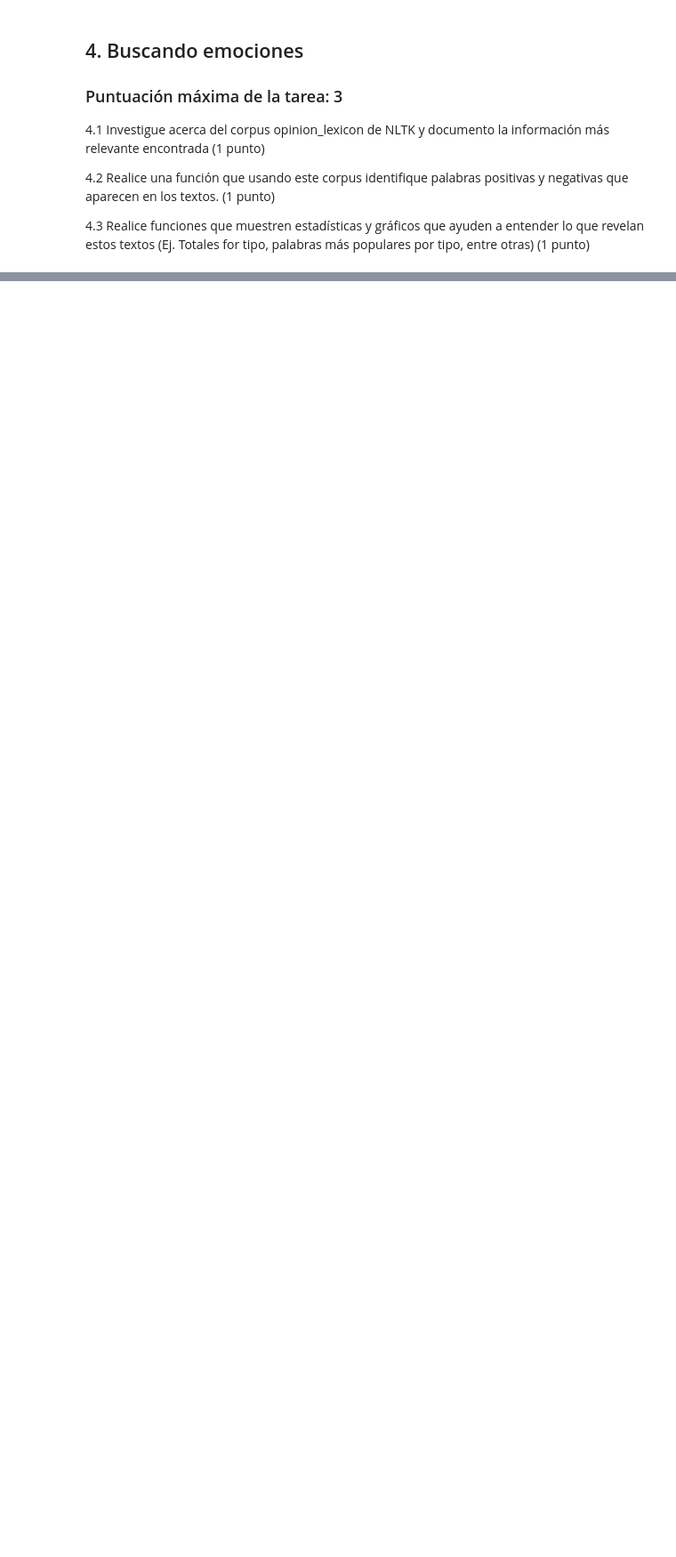
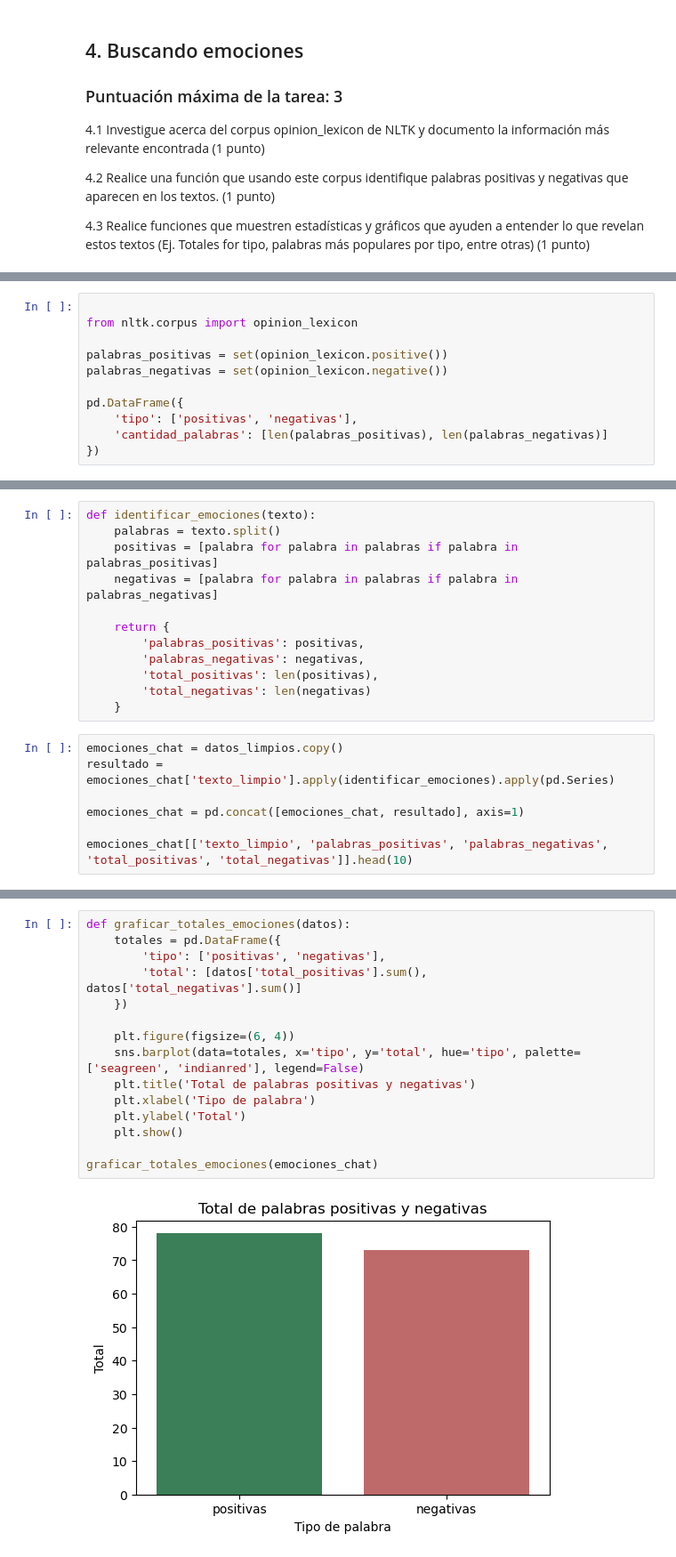
Before and after one commit to Puntin26/NLP, a Jupyter notebook: Portafolio Ejercicios 1.ipynb, the cells around one changed output, grey strips where cells are left out. Shown at 89% size. Saved outputs shown, nothing was run; the diff lists cells and outputs as text; blank space fills up the shorter version.

```diff
--- a/Portafolio Ejercicios 1.ipynb
+++ b/Portafolio Ejercicios 1.ipynb
@@ -44,0 +245,11 @@ Investigue y aplique distintas técnicas de limpieza para el conjunto de textos
+# %%
+
+from nltk.corpus import opinion_lexicon
+
+palabras_positivas = set(opinion_lexicon.positive())
+palabras_negativas = set(opinion_lexicon.negative())
+
+pd.DataFrame({
+    'tipo': ['positivas', 'negativas'],
+    'cantidad_palabras': [len(palabras_positivas), len(palabras_negativas)]
+})
@@ -44,0 +260,19 @@ Investigue y aplique distintas técnicas de limpieza para el conjunto de textos
+# %%
+def identificar_emociones(texto):
+    palabras = texto.split()
+    positivas = [palabra for palabra in palabras if palabra in palabras_positivas]
+    negativas = [palabra for palabra in palabras if palabra in palabras_negativas]
+
+    return {
+        'palabras_positivas': positivas,
+        'palabras_negativas': negativas,
+        'total_positivas': len(positivas),
+        'total_negativas': len(negativas)
+    }
+# %%
+emociones_chat = datos_limpios.copy()
+resultado = emociones_chat['texto_limpio'].apply(identificar_emociones).apply(pd.Series)
+
+emociones_chat = pd.concat([emociones_chat, resultado], axis=1)
+
+emociones_chat[['texto_limpio', 'palabras_positivas', 'palabras_negativas', 'total_positivas', 'total_negativas']].head(10)
@@ -45,3 +335,20 @@ Investigue y aplique distintas técnicas de limpieza para el conjunto de textos
+# %%
+def graficar_totales_emociones(datos):
+    totales = pd.DataFrame({
+        'tipo': ['positivas', 'negativas'],
+        'total': [datos['total_positivas'].sum(), datos['total_negativas'].sum()]
+    })
+
+    plt.figure(figsize=(6, 4))
+    sns.barplot(data=totales, x='tipo', y='total', hue='tipo', palette=['seagreen', 'indianred'], legend=False)
+    plt.title('Total de palabras positivas y negativas')
+    plt.xlabel('Tipo de palabra')
+    plt.ylabel('Total')
+    plt.show()
+
+graficar_totales_emociones(emociones_chat)
+# %% [output]
+[figure, added]
 # %% [markdown]
 ## 5. Wordnet
 ### Puntuación máxima de la tarea: 4
```
Also changed, not shown: parts of 26 cells of this notebook, 2 other files.
